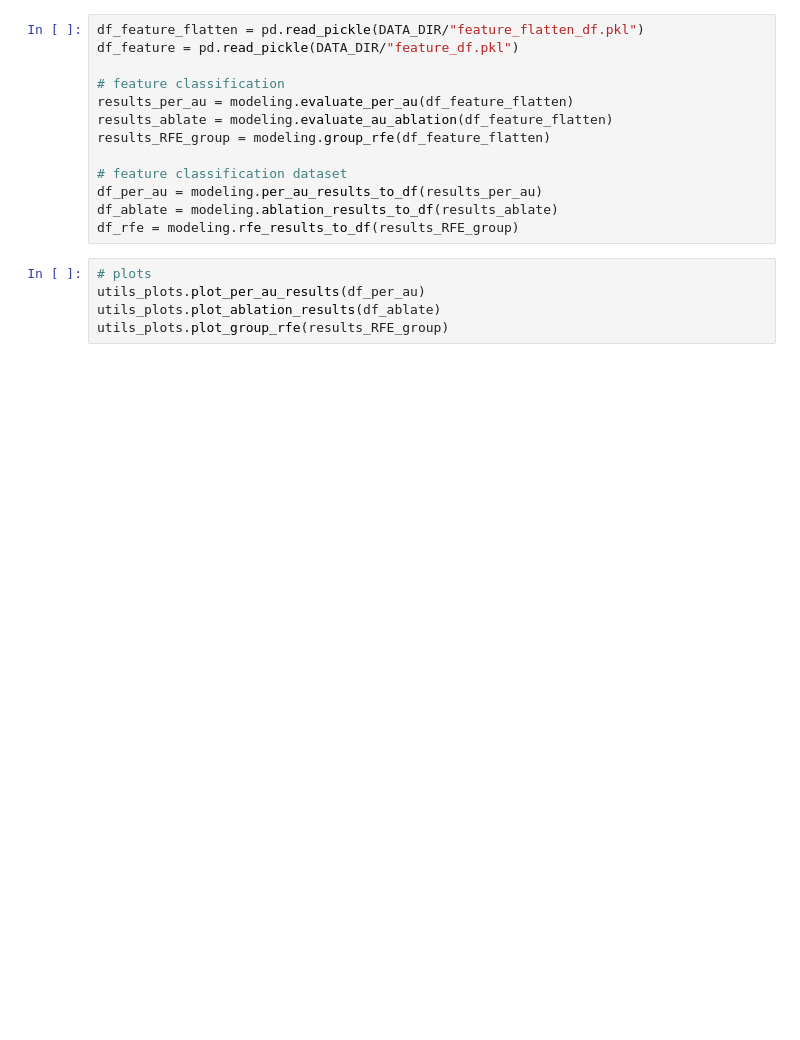
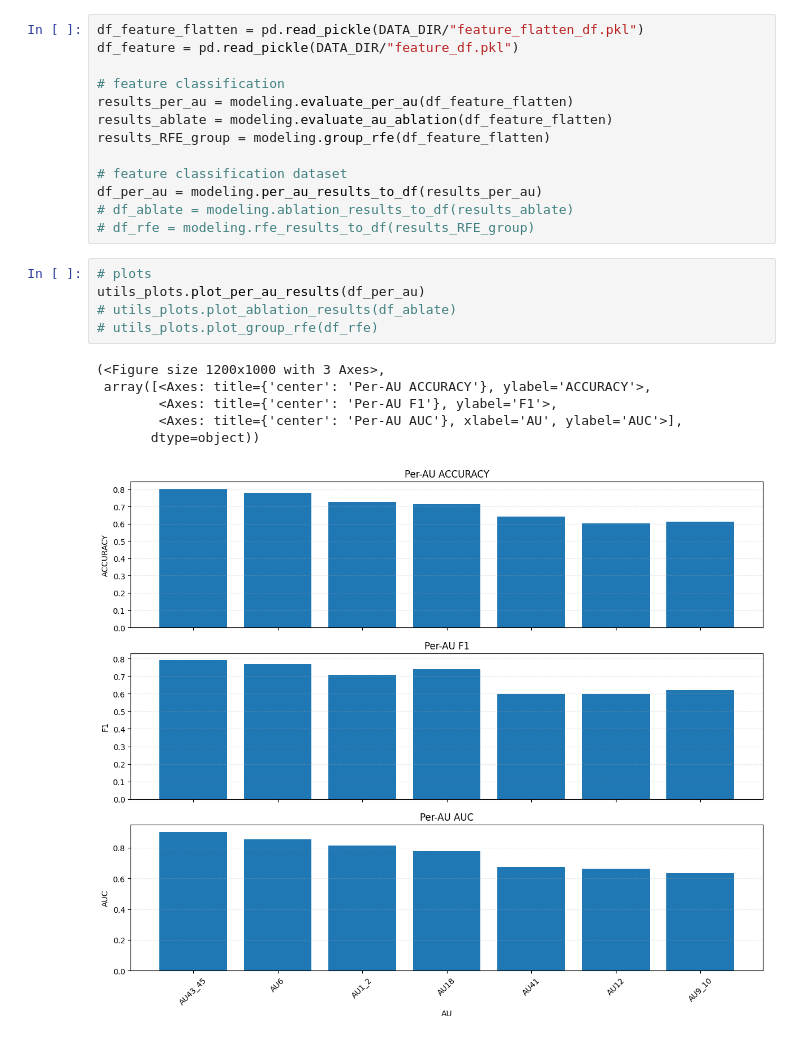
Before and after one commit to Hemi1997/Monkey_face_Self, a Jupyter notebook: notebooks/Feature_classification.ipynb, the cells around one changed output. Saved outputs shown, nothing was run; the diff lists cells and outputs as text; blank space fills up the shorter version.

```diff
--- a/notebooks/Feature_classification.ipynb
+++ b/notebooks/Feature_classification.ipynb
@@ -79,10 +80,17 @@ results_RFE_group = modeling.group_rfe(df_feature_flatten)
 
 # feature classification dataset
 df_per_au = modeling.per_au_results_to_df(results_per_au)
-df_ablate = modeling.ablation_results_to_df(results_ablate)
-df_rfe = modeling.rfe_results_to_df(results_RFE_group)
+# df_ablate = modeling.ablation_results_to_df(results_ablate)
+# df_rfe = modeling.rfe_results_to_df(results_RFE_group)
 # %%
 # plots
 utils_plots.plot_per_au_results(df_per_au)
-utils_plots.plot_ablation_results(df_ablate)
-utils_plots.plot_group_rfe(results_RFE_group)
+# utils_plots.plot_ablation_results(df_ablate)
+# utils_plots.plot_group_rfe(df_rfe)
+# %% [output]
+(<Figure size 1200x1000 with 3 Axes>,
+ array([<Axes: title={'center': 'Per-AU ACCURACY'}, ylabel='ACCURACY'>,
+        <Axes: title={'center': 'Per-AU F1'}, ylabel='F1'>,
+        <Axes: title={'center': 'Per-AU AUC'}, xlabel='AU', ylabel='AUC'>],
+       dtype=object))
+[figure, added]
```
Also changed, not shown: parts of 3 cells of this notebook, 5 other files.
